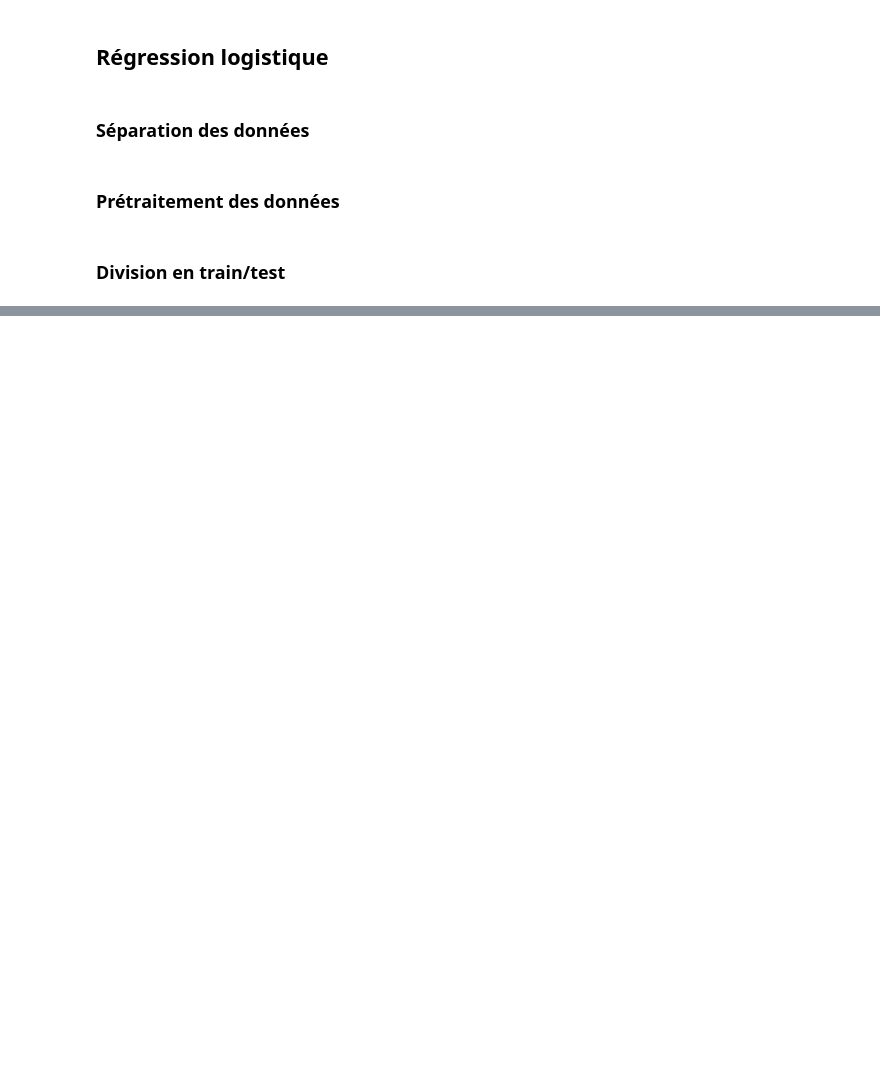
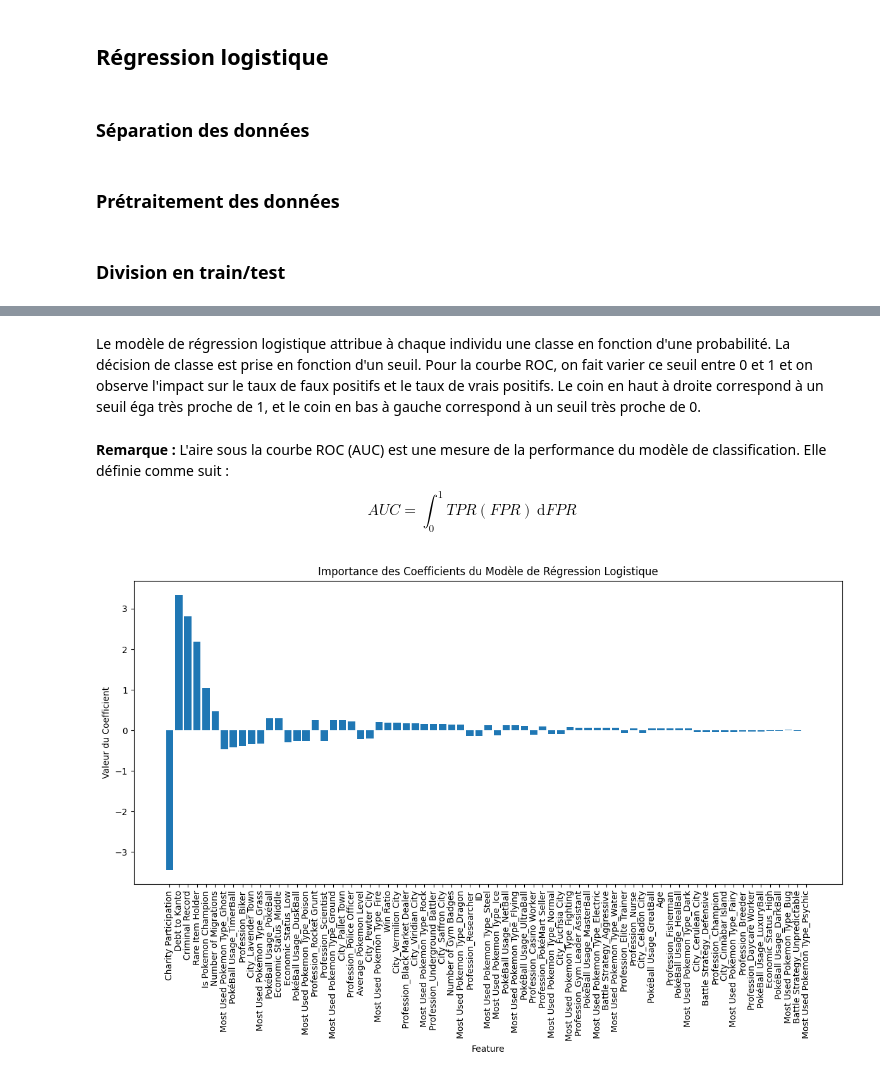
Before and after one commit to ValentinRonsseray/pokemon_dataset, a Jupyter notebook: 04_classification.ipynb, the cells around one changed output, grey strips where cells are left out. Cells and saved outputs as stored; diff of their text form; code cells hidden in the pictures; blank space fills up the shorter version.

```diff
--- a/04_classification.ipynb
+++ b/04_classification.ipynb
@@ -83,0 +157,37 @@ X_train, X_test, y_train, y_test = train_test_split(
+# %% [markdown]
+Le modèle de régression logistique attribue à chaque individu une classe en fonction d'une probabilité. La décision de classe est prise en fonction d'un seuil. Pour la courbe ROC, on fait varier ce seuil entre 0 et 1 et on observe l'impact sur le taux de faux positifs et le taux de vrais positifs. Le coin en haut à droite correspond à un seuil éga très proche de 1, et le coin en bas à gauche correspond à un seuil très proche de 0.
+# %% [markdown]
+**Remarque :**
+L'aire sous la courbe ROC (AUC) est une mesure de la performance du modèle de classification. Elle définie comme suit :
+$$AUC = \int_{0}^{1} TPR(FPR)  \ \mathrm{d}FPR$$
+# %%
+# Importance des coefficients (si les features sont standardisées)
+# S'assurer que X_train_raw.columns est disponible et correspond aux features après get_dummies
+if hasattr(scaler, "mean_"):  # Vérifie si le scaler a été fitté
+    try:
+        feature_names = (
+            X_train_raw.columns
+        )  # Ou X.columns si X_train_raw n'est pas directement accessible ici
+        # et que X a les mêmes colonnes après get_dummies
+        coefficients = model.coef_[0]
+
+        plt.figure(figsize=(12, 8))
+        # Trier les coefficients pour une meilleure visualisation
+        sorted_indices = np.argsort(np.abs(coefficients))[::-1]
+        plt.bar(range(len(coefficients)), coefficients[sorted_indices], align="center")
+        plt.xticks(range(len(coefficients)), feature_names[sorted_indices], rotation=90)
+        plt.title("Importance des Coefficients du Modèle de Régression Logistique")
+        plt.ylabel("Valeur du Coefficient")
+        plt.xlabel("Feature")
+        plt.tight_layout()
+        plt.show()
+    except NameError:
+        print(
+            "X_train_raw.columns n'est pas défini. Assurez-vous que les noms des features sont accessibles."
+        )
+    except IndexError:
+        print("Problème avec les dimensions des coefficients ou des noms de features.")
+
+# ...existing code...
+# %% [output]
+[figure, added]
```
Also changed, not shown: parts of 17 cells of this notebook.
